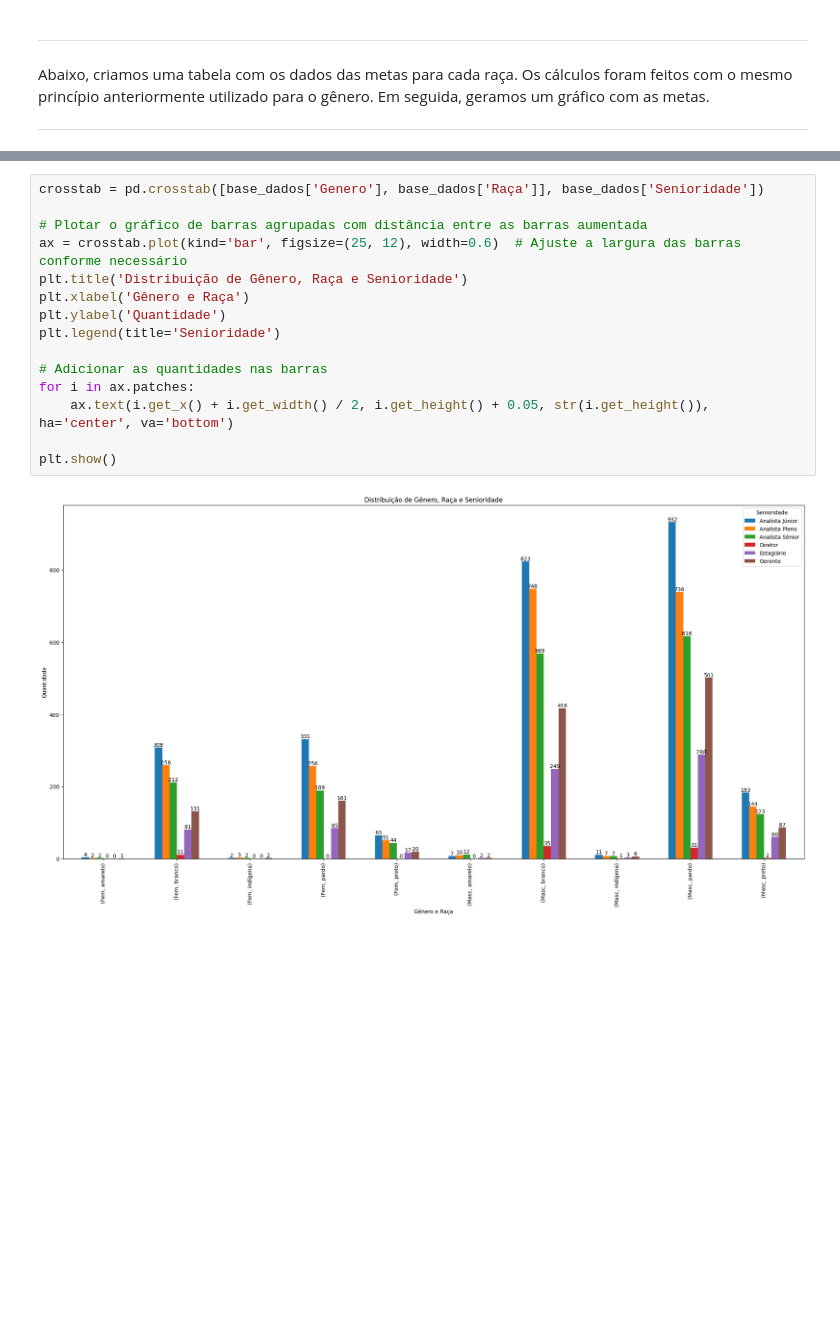
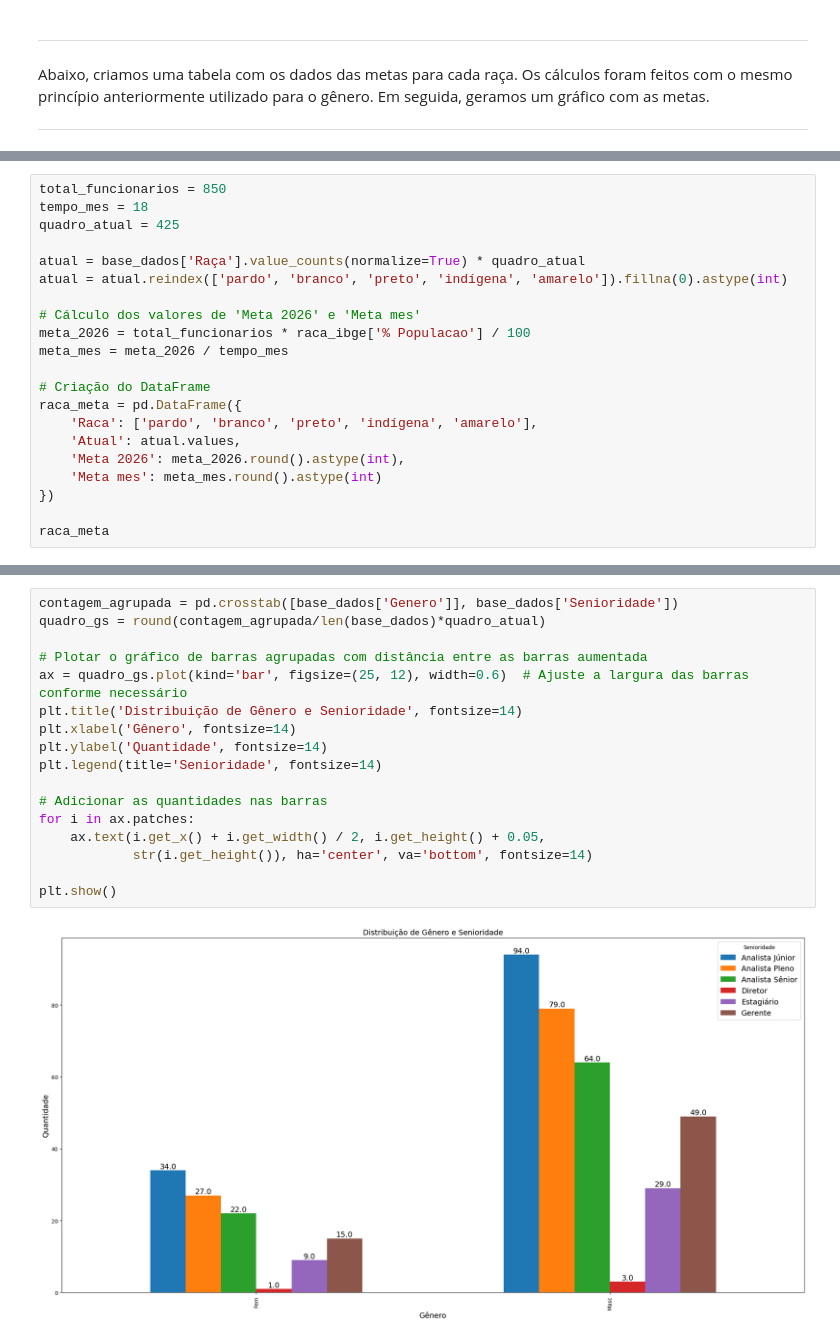
Before and after one commit to antoniosscd/Desafio_Hackathon_Ada, a Jupyter notebook: adahack-etl (1).ipynb, the cells around one changed output, grey strips where cells are left out. Drawn from its saved outputs; the diff is of its cells as text; blank space fills up the shorter version.

```diff
--- a/adahack-etl (1).ipynb
+++ b/adahack-etl (1).ipynb
@@ -980,0 +948,21 @@ raca_meta
+# %%
+total_funcionarios = 850
+tempo_mes = 18
+quadro_atual = 425
+
+atual = base_dados['Raça'].value_counts(normalize=True) * quadro_atual
+atual = atual.reindex(['pardo', 'branco', 'preto', 'indígena', 'amarelo']).fillna(0).astype(int)
+
+# Cálculo dos valores de 'Meta 2026' e 'Meta mes'
+meta_2026 = total_funcionarios * raca_ibge['% Populacao'] / 100
+meta_mes = meta_2026 / tempo_mes
+
+# Criação do DataFrame
+raca_meta = pd.DataFrame({
+    'Raca': ['pardo', 'branco', 'preto', 'indígena', 'amarelo'],
+    'Atual': atual.values,
+    'Meta 2026': meta_2026.round().astype(int),
+    'Meta mes': meta_mes.round().astype(int)
+})
+
+raca_meta
@@ -1002,17 +1002,19 @@ plt.show()
 # %%
-crosstab = pd.crosstab([base_dados['Genero'], base_dados['Raça']], base_dados['Senioridade'])
+contagem_agrupada = pd.crosstab([base_dados['Genero']], base_dados['Senioridade'])
+quadro_gs = round(contagem_agrupada/len(base_dados)*quadro_atual)
 
 # Plotar o gráfico de barras agrupadas com distância entre as barras aumentada
-ax = crosstab.plot(kind='bar', figsize=(25, 12), width=0.6)  # Ajuste a largura das barras conforme necessário
-plt.title('Distribuição de Gênero, Raça e Senioridade')
-plt.xlabel('Gênero e Raça')
-plt.ylabel('Quantidade')
-plt.legend(title='Senioridade')
+ax = quadro_gs.plot(kind='bar', figsize=(25, 12), width=0.6)  # Ajuste a largura das barras conforme necessário
+plt.title('Distribuição de Gênero e Senioridade', fontsize=14)
+plt.xlabel('Gênero', fontsize=14)
+plt.ylabel('Quantidade', fontsize=14)
+plt.legend(title='Senioridade', fontsize=14)
 
 # Adicionar as quantidades nas barras
 for i in ax.patches:
-    ax.text(i.get_x() + i.get_width() / 2, i.get_height() + 0.05, str(i.get_height()), ha='center', va='bottom')
+    ax.text(i.get_x() + i.get_width() / 2, i.get_height() + 0.05,
+            str(i.get_height()), ha='center', va='bottom', fontsize=14)
 
 plt.show()
 # %% [output]
-[figure, old version]
+[figure, new version]
```
Also changed, not shown: parts of 20 cells of this notebook, 1 other file.
